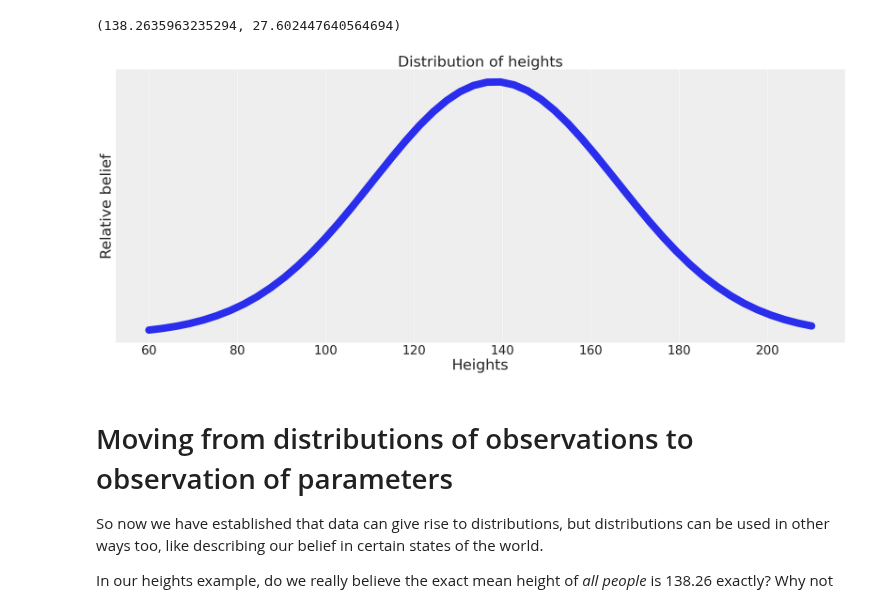
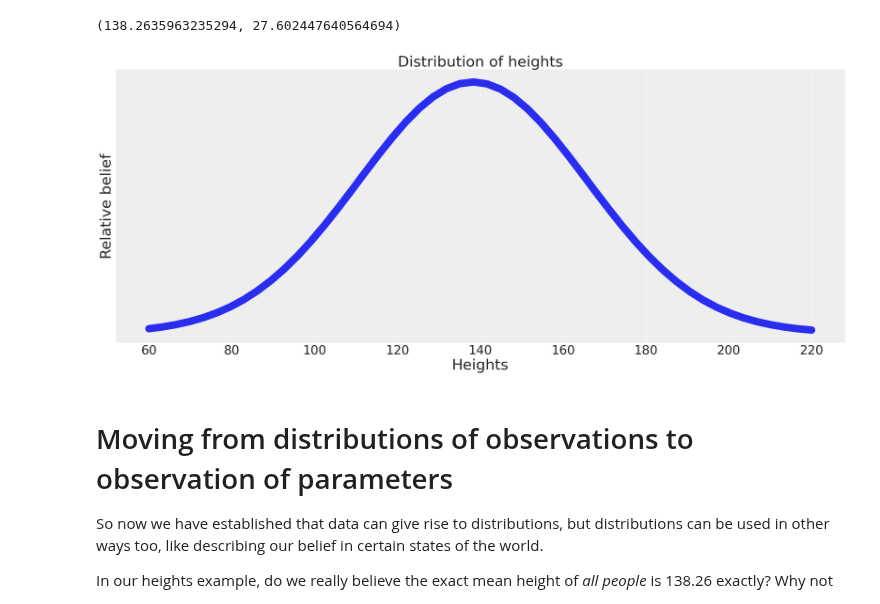
Before and after one commit to AlexAndorra/notebooks-experiments, a Jupyter notebook: lesson_2/Lesson_2.1.ipynb, the cells around one changed output. Drawn from its saved outputs; the diff is of its cells as text; code cells hidden in the pictures.

```diff
--- a/lesson_2/Lesson_2.1.ipynb
+++ b/lesson_2/Lesson_2.1.ipynb
@@ -85,18 +85,18 @@ mean_height, std_height
 (138.2635963235294, 27.602447640564694)
 # %%
 height_dist = stats.norm(mean_height, std_height)
-x = np.linspace(60, 210)
+x = np.linspace(60, 220)
 y = height_dist.pdf(x)
 fig, ax = plt.subplots(figsize=(21,9))
 ax.plot(x,y, linewidth=15)
 
 ax.set_yticks([])
 ax.set_title("Distribution of heights", fontsize=30)
 ax.set_xlabel("Heights", fontsize=30)
 ax.set_ylabel("Relative belief", fontsize=30)
 ax.tick_params(axis='x', labelsize=25)
 # %% [output]
-[figure, old version]
+[figure, new version]
 # %% [markdown]
 # Moving from distributions of observations to observation of parameters
 So now we have established that data can give rise to distributions, but distributions can be used in other ways too, like describing our belief in certain states of the world.
```
Also changed, not shown: parts of 2 cells of this notebook.
